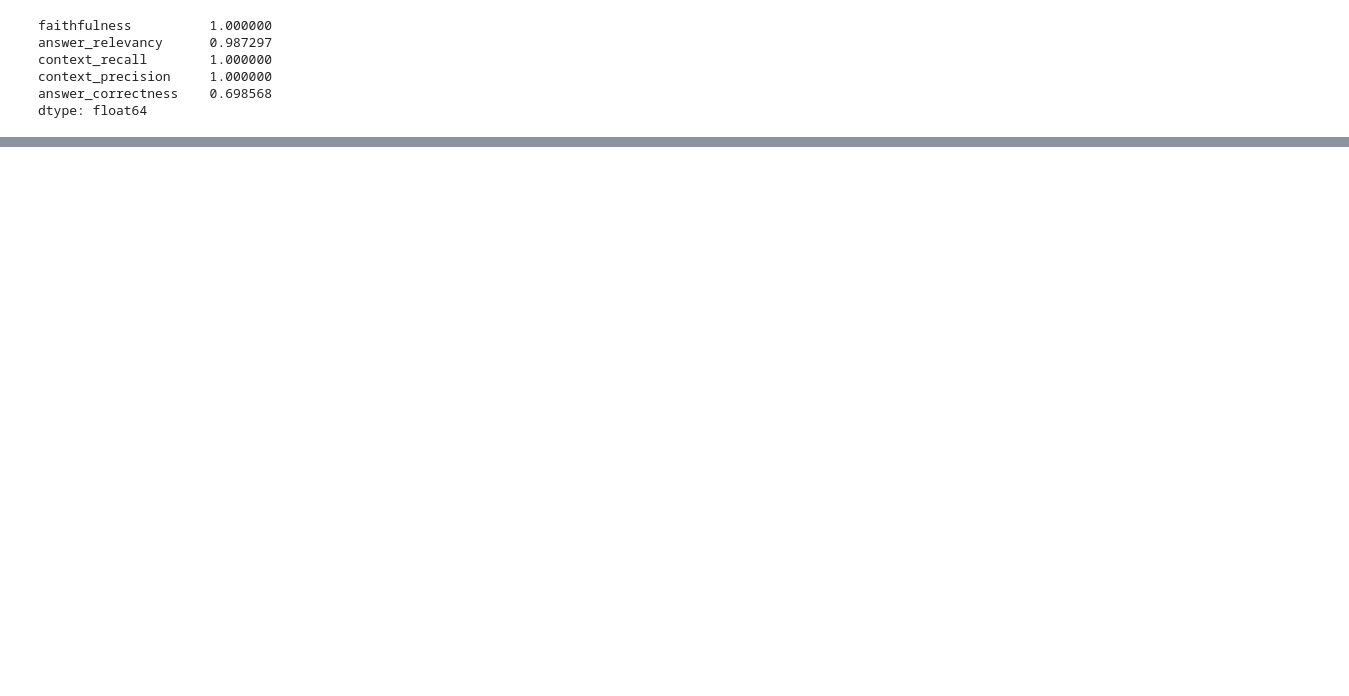
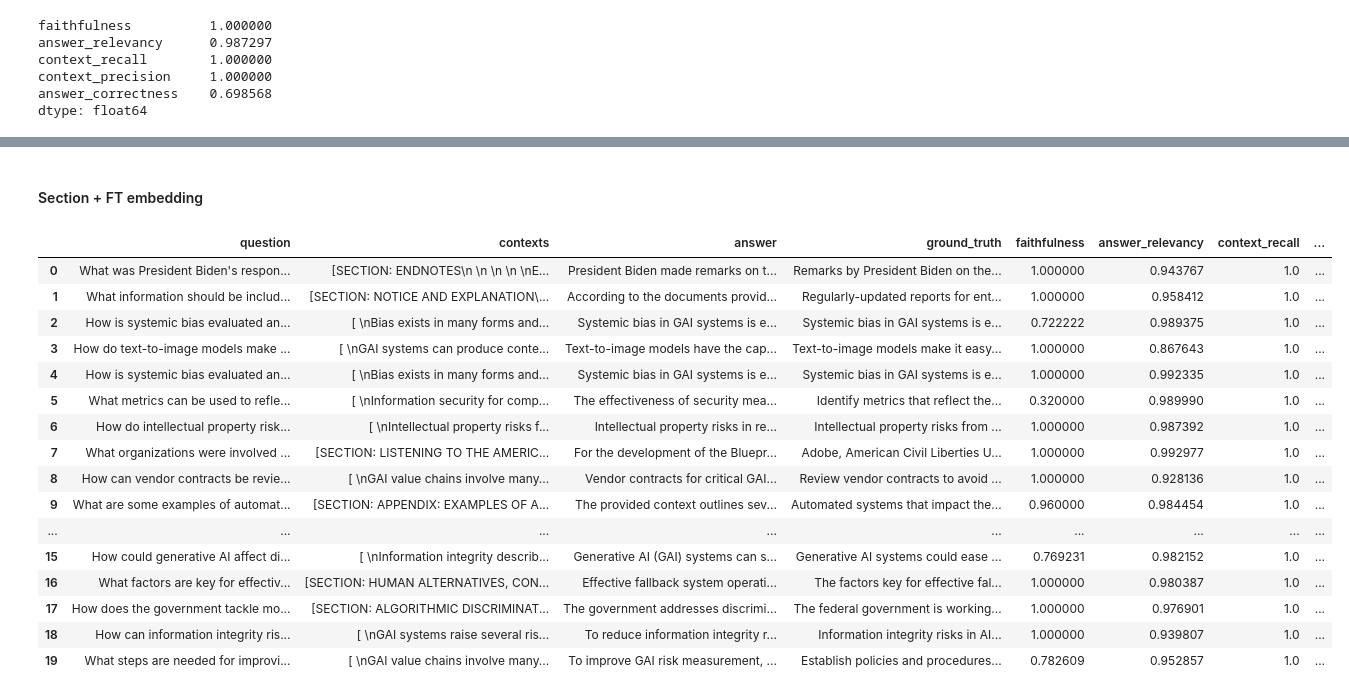
Before and after one commit to aaronsmoss3/aie4_midterm, a Jupyter notebook: midterm.ipynb, the cells around one changed output, grey strips where cells are left out. Saved outputs shown, nothing was run; the diff lists cells and outputs as text; code cells hidden in the pictures; blank space fills up the shorter version.

```diff
--- a/midterm.ipynb
+++ b/midterm.ipynb
@@ -772,0 +837,3 @@ dtype: float64
+# %%
+## Generation LLM
+llm_4t = ChatOpenAI(model="gpt-4-turbo")
@@ -772,0 +859,57 @@ dtype: float64
+# %% [markdown]
+#### Section + FT embedding
+# %%
+vectorstore_ft_sec = Qdrant.from_documents(
+    documents=full_docs,
+    embedding=huggingface_embeddings,
+    location=":memory:",
+    collection_name="sec_ft_snow_ai_policy"
+)
+sec_ft_emb_retriever = vectorstore_ft_sec.as_retriever()
+# %%
+sec_ft_retrieval_augmented_qa_chain = (
+
+    {"context": itemgetter("question") | sec_ft_emb_retriever, "question": itemgetter("question")}
+
+    | RunnablePassthrough.assign(context=itemgetter("context"))
+
+    | {"response": rag_prompt2 | llm_4t, "context": itemgetter("context")}
+)
+# %%
+answers = []
+contexts = []
+
+for question in test_questions:
+  response = sec_ft_retrieval_augmented_qa_chain.invoke({"question" : question})
+  answers.append(response["response"].content)
+  contexts.append([context.page_content for context in response["context"]])
+# %%
+from datasets import Dataset
+
+response_dataset_2 = Dataset.from_dict({
+    "question" : test_questions,
+    "answer" : answers,
+    "contexts" : contexts,
+    "ground_truth" : test_groundtruths
+})
+results2 = evaluate(response_dataset_2, metrics)
+results_df_ft2 = results2.to_pandas()
+results_df_ft2
+# %% [output]
+|  | question | contexts | answer | ground_truth | faithfulness | answer_relevancy | context_recall | ... |
+| 0 | What was President Biden's respon... | [SECTION: ENDNOTES\n \n \n \n \nE... | President Biden made remarks on t... | Remarks by President Biden on the... | 1.000000 | 0.943767 | 1.0 | ... |
+| 1 | What information should be includ... | [SECTION: NOTICE AND EXPLANATION\... | According to the documents provid... | Regularly-updated reports for ent... | 1.000000 | 0.958412 | 1.0 | ... |
+| 2 | How is systemic bias evaluated an... | [ \nBias exists in many forms and... | Systemic bias in GAI systems is e... | Systemic bias in GAI systems is e... | 0.722222 | 0.989375 | 1.0 | ... |
+| 3 | How do text-to-image models make ... | [ \nGAI systems can produce conte... | Text-to-image models have the cap... | Text-to-image models make it easy... | 1.000000 | 0.867643 | 1.0 | ... |
+| 4 | How is systemic bias evaluated an... | [ \nBias exists in many forms and... | Systemic bias in GAI systems is e... | Systemic bias in GAI systems is e... | 1.000000 | 0.992335 | 1.0 | ... |
+| 5 | What metrics can be used to refle... | [ \nInformation security for comp... | The effectiveness of security mea... | Identify metrics that reflect the... | 0.320000 | 0.989990 | 1.0 | ... |
+| 6 | How do intellectual property risk... | [ \nIntellectual property risks f... | Intellectual property risks in re... | Intellectual property risks from ... | 1.000000 | 0.987392 | 1.0 | ... |
+| 7 | What organizations were involved ... | [SECTION: LISTENING TO THE AMERIC... | For the development of the Bluepr... | Adobe, American Civil Liberties U... | 1.000000 | 0.992977 | 1.0 | ... |
+| 8 | How can vendor contracts be revie... | [ \nGAI value chains involve many... | Vendor contracts for critical GAI... | Review vendor contracts to avoid ... | 1.000000 | 0.928136 | 1.0 | ... |
+| 9 | What are some examples of automat... | [SECTION: APPENDIX: EXAMPLES OF A... | The provided context outlines sev... | Automated systems that impact the... | 0.960000 | 0.984454 | 1.0 | ... |
+| ... | ... | ... | ... | ... | ... | ... | ... | ... |
+| 15 | How could generative AI affect di... | [ \nInformation integrity describ... | Generative AI (GAI) systems can s... | Generative AI systems could ease ... | 0.769231 | 0.982152 | 1.0 | ... |
+| 16 | What factors are key for effectiv... | [SECTION: HUMAN ALTERNATIVES, CON... | Effective fallback system operati... | The factors key for effective fal... | 1.000000 | 0.980387 | 1.0 | ... |
+| 17 | How does the government tackle mo... | [SECTION: ALGORITHMIC DISCRIMINAT... | The government addresses discrimi... | The federal government is working... | 1.000000 | 0.976901 | 1.0 | ... |
+| 18 | How can information integrity ris... | [ \nGAI systems raise several ris... | To reduce information integrity r... | Information integrity risks in AI... | 1.000000 | 0.939807 | 1.0 | ... |
+| 19 | What steps are needed for improvi... | [ \nGAI value chains involve many... | To improve GAI risk measurement, ... | Establish policies and procedures... | 0.782609 | 0.952857 | 1.0 | ... |
```
Also changed, not shown: parts of 18 cells of this notebook, 7 other files.
